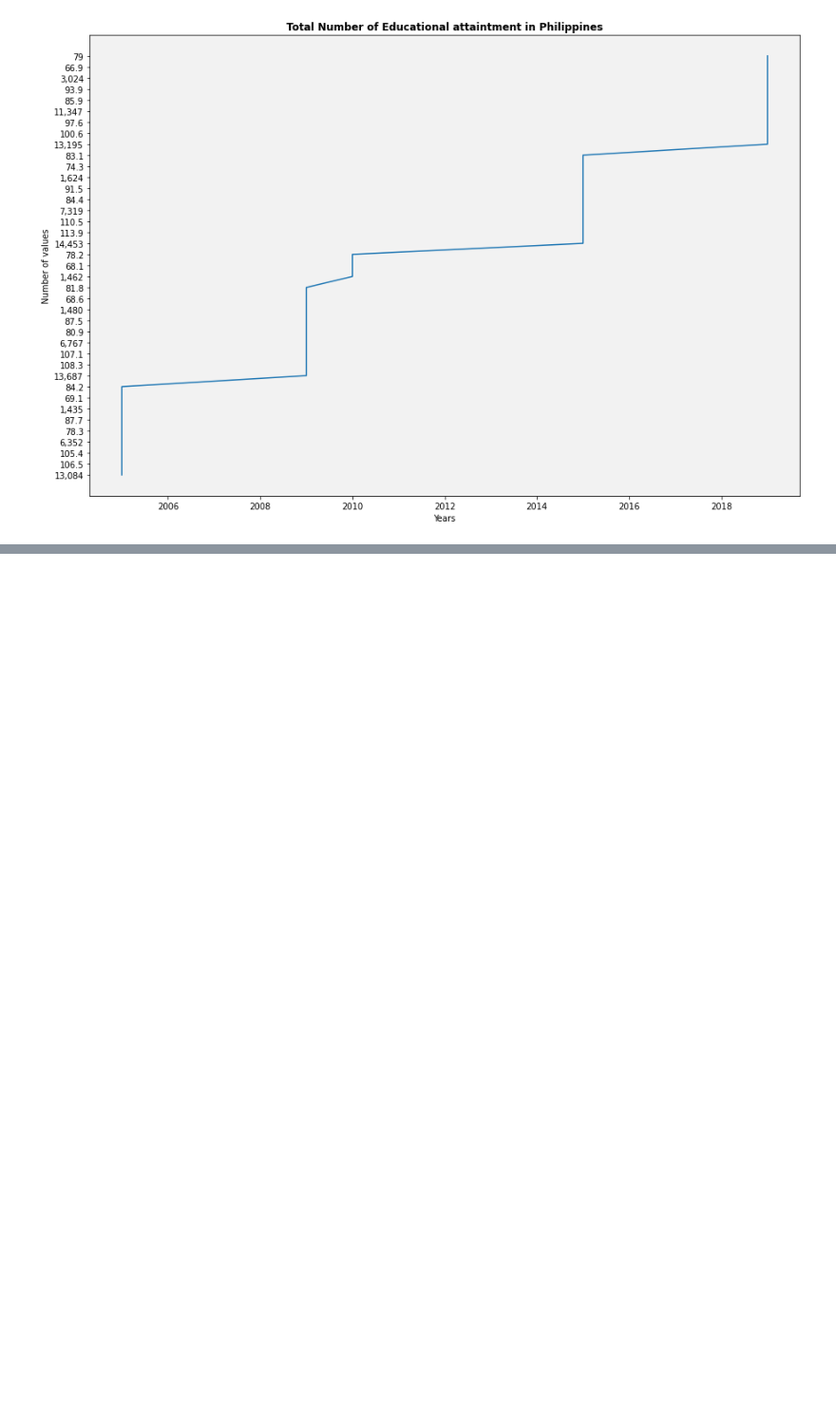
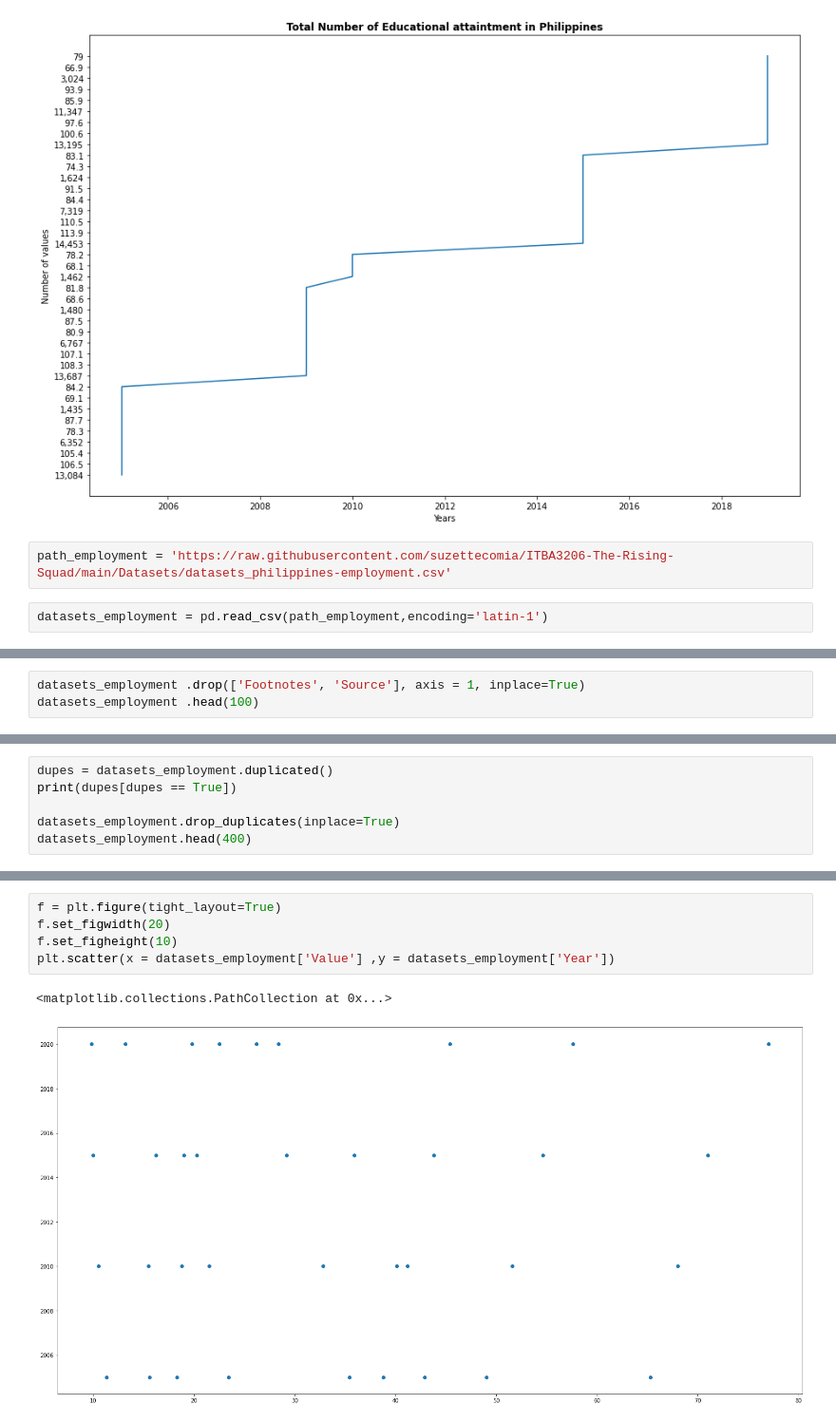
Before and after one commit to suzettecomia/3206-The-Rising-Squad, a Jupyter notebook: Quality_Education_Enhancement_Lead_to_Economic_Growth.ipynb, the cells around one changed output, grey strips where cells are left out. Shown at 95% size. Cells and saved outputs as stored; diff of their text form; blank space fills up the shorter version.

```diff
--- a/Quality_Education_Enhancement_Lead_to_Economic_Growth.ipynb
+++ b/Quality_Education_Enhancement_Lead_to_Economic_Growth.ipynb
@@ -173,3 +173,7 @@ plt.grid(color = 'none', linestyle = '-', linewidth = 0.5)
 plt.show()
 # %% [output]
 [figure]
+# %%
+path_employment = 'https://raw.githubusercontent.com/suzettecomia/ITBA3206-The-Rising-Squad/main/Datasets/datasets_philippines-employment.csv'
+# %%
+datasets_employment = pd.read_csv(path_employment,encoding='latin-1')
@@ -175,0 +200,3 @@ plt.show()
+# %%
+datasets_employment .drop(['Footnotes', 'Source'], axis = 1, inplace=True)
+datasets_employment .head(100)
@@ -175,0 +229,6 @@ plt.show()
+# %%
+dupes = datasets_employment.duplicated()
+print(dupes[dupes == True])
+
+datasets_employment.drop_duplicates(inplace=True)
+datasets_employment.head(400)
@@ -175,0 +254,8 @@ plt.show()
+# %%
+f = plt.figure(tight_layout=True)
+f.set_figwidth(20)
+f.set_figheight(10)
+plt.scatter(x = datasets_employment['Value'] ,y = datasets_employment['Year'])
+# %% [output]
+<matplotlib.collections.PathCollection at 0x...>
+[figure, added]
```
Also changed, not shown: parts of 6 cells of this notebook.
